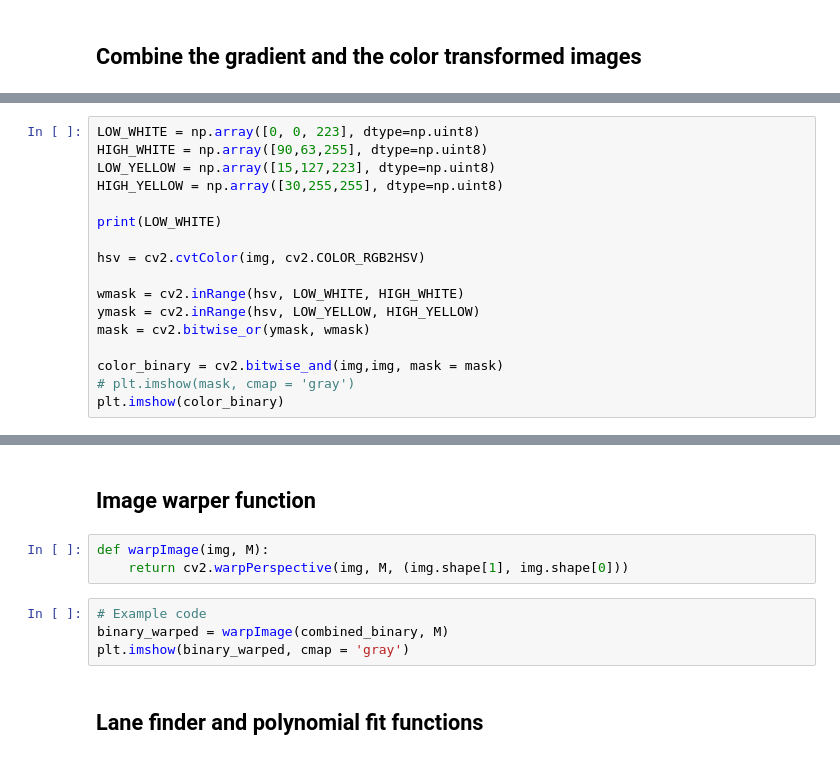
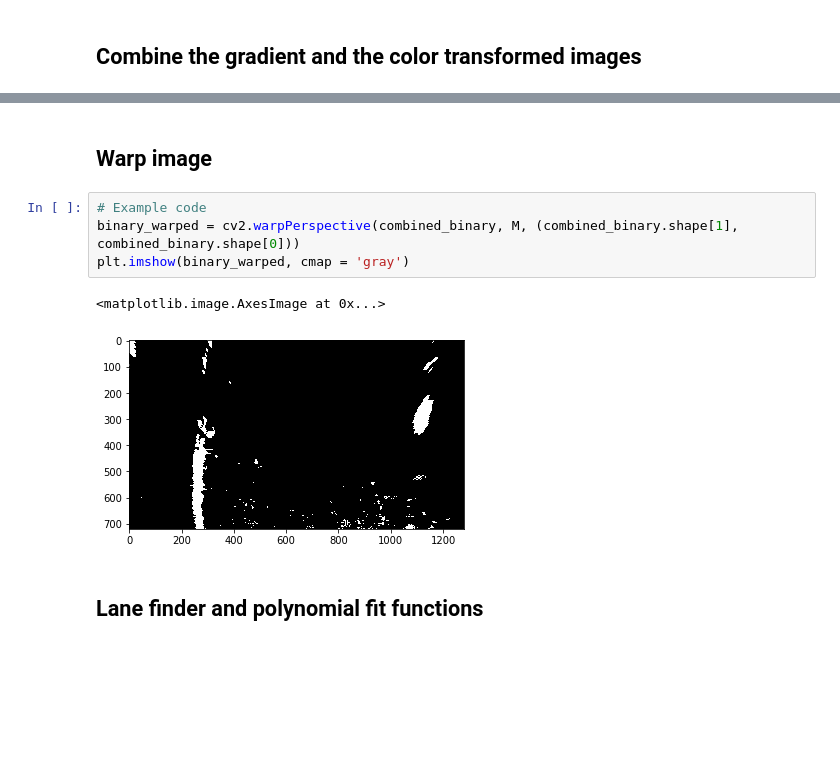
Before and after one commit to edoardomazzella/CarND-Advanced-Lane-Lines-P2, a Jupyter notebook: P2.ipynb, the cells around one changed output, grey strips where cells are left out. Cells and saved outputs as stored; diff of their text form; blank space fills up the shorter version.

```diff
--- a/P2.ipynb
+++ b/P2.ipynb
@@ -259,20 +245,3 @@ plt.imshow(combined_binary, cmap = 'gray')
-# %%
-LOW_WHITE = np.array([0, 0, 223], dtype=np.uint8)
-HIGH_WHITE = np.array([90,63,255], dtype=np.uint8)
-LOW_YELLOW = np.array([15,127,223], dtype=np.uint8)
-HIGH_YELLOW = np.array([30,255,255], dtype=np.uint8)
-
-print(LOW_WHITE)
-
-hsv = cv2.cvtColor(img, cv2.COLOR_RGB2HSV)
-
-wmask = cv2.inRange(hsv, LOW_WHITE, HIGH_WHITE)
-ymask = cv2.inRange(hsv, LOW_YELLOW, HIGH_YELLOW)
-mask = cv2.bitwise_or(ymask, wmask)
-
-color_binary = cv2.bitwise_and(img,img, mask = mask)
-# plt.imshow(mask, cmap = 'gray')
-plt.imshow(color_binary)
 # %%
 combined_binary = np.zeros_like(color_binary)
 combined_binary[(color_binary == 1) | (gr_binary == 1)] = 1
@@ -281,12 +253,12 @@ plt.imshow(combined_binary, cmap = 'gray')
-# %% [markdown]
-## Image warper function
-# %%
-def warpImage(img, M):
-    return cv2.warpPerspective(img, M, (img.shape[1], img.shape[0]))
+# %% [markdown]
+## Warp image
 # %%
 # Example code
-binary_warped = warpImage(combined_binary, M)
+binary_warped = cv2.warpPerspective(combined_binary, M, (combined_binary.shape[1], combined_binary.shape[0]))
 plt.imshow(binary_warped, cmap = 'gray')
+# %% [output]
+<matplotlib.image.AxesImage at 0x...>
+[figure, added]
 # %% [markdown]
 ## Lane finder and polynomial fit functions
 # %%
```
Also changed, not shown: parts of 21 cells of this notebook, 11 other files.
